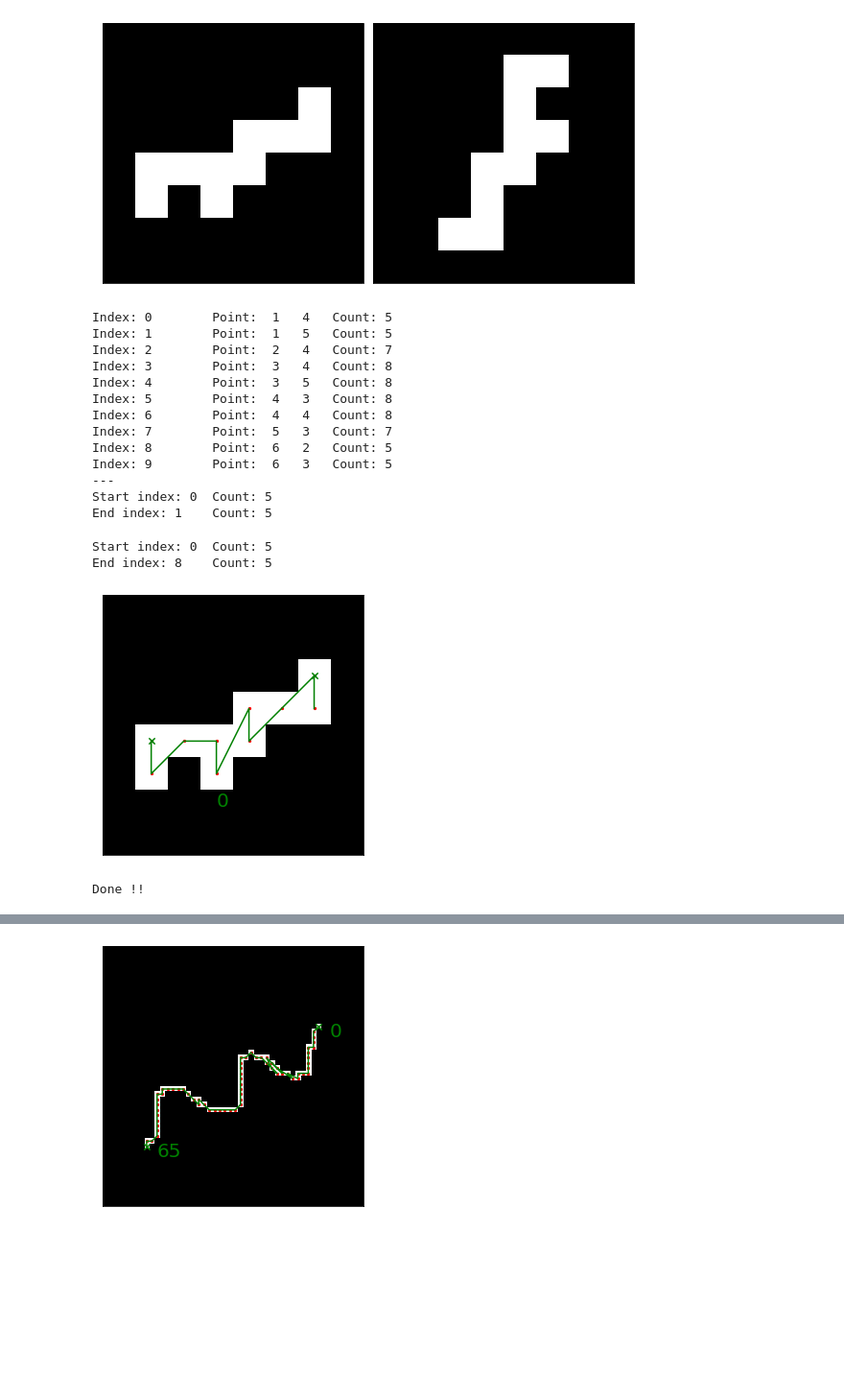
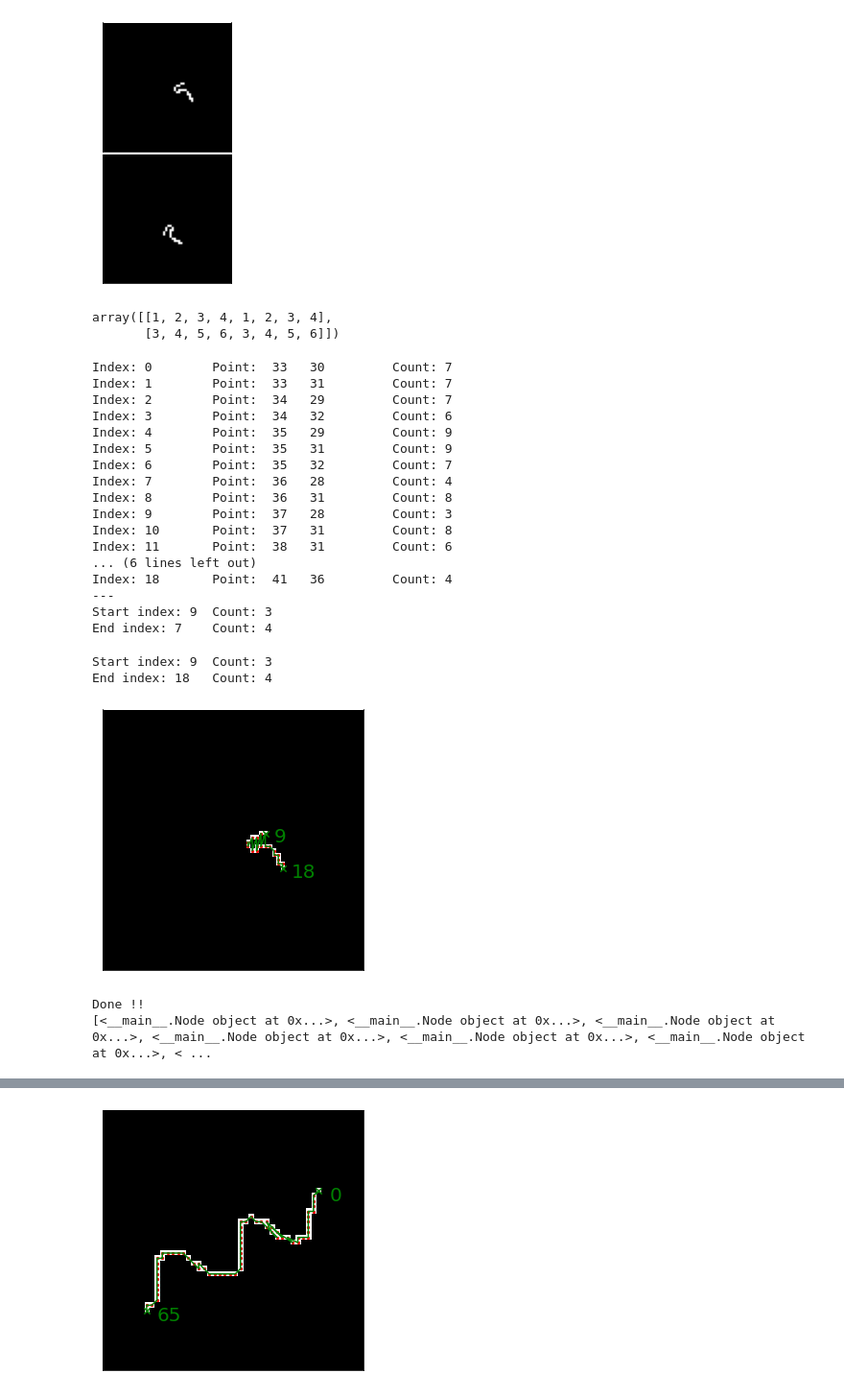
Before and after one commit to NanyangBot/task_planning, a Jupyter notebook: notebooks/drawline.ipynb, the cells around one changed output, grey strips where cells are left out. Shown at 96% size. Drawn from its saved outputs; the diff is of its cells as text; code cells hidden in the pictures; blank space fills up the shorter version.

```diff
--- a/notebooks/drawline.ipynb
+++ b/notebooks/drawline.ipynb
@@ -9,7 +9,7 @@ from skimage.transform import resize, pyramid_reduce
 def plot(images):
     s = 5
     n = len(images)
-    fig, ax = plt.subplots(1,n,figsize=(s*n,s))
+    fig, ax = plt.subplots(n,1,figsize=(s,s/2*n))
     if n==1:
         ax = imshow(ax,images[-1])
     else:
@@ -67,13 +67,17 @@ def get_square(image, square_size):
     else:
         mask = resize(mask, (square_size, square_size))
         #mask = cv2.resize(mask, (square_size, square_size), interpolation = cv2.INTER_AREA)
-    return mask
+
+    if (mask.shape[0] > square_size):
+        return mask[1:,1:]
+    else:
+        return mask
 # %%
-img0 = cv2.imread('/home/rosi/atika-project/work/2023/iafpp-wp1.3-motion-planner/code/trajectory_planner_ws/src/task_planning/images/freehand.png',0)
-img = cv2.blur(img0, (35, 35))
+img0 = cv2.imread('/home/rosi/artc/workspaces/ntubot_ws/src/task_planning/images/ntu-artc-3.png',0)
+img = cv2.blur(img0, (15, 15))
 img = cv2.threshold(img, 250, 255, 0)[1]
 img = cv2.bitwise_not(img)
-#plt.imshow(img,cmap='gray')
+plt.imshow(img,cmap='gray')
 
 output = cv2.connectedComponentsWithStatsWithAlgorithm(img,8,cv2.CV_16U,-1)
 (numLabels, labels, _, _) = output
@@ -102,5 +107,5 @@ plot([thresh])
 # %%
-mask = get_square(imgs[-1],8)
+mask = get_square(imgs[-3],60)
 #mask = get_square(img,8)
 norm = cv2.normalize(mask, None, alpha=255, beta=1, norm_type=cv2.NORM_MINMAX, dtype=cv2.CV_16U).astype(np.uint8)
 thresh2 = cv2.threshold(norm, 75, 255, cv2.THRESH_BINARY)[1]
@@ -114,4 +119,4 @@ rot = cv2.rotate(thresh2, cv2.ROTATE_90_COUNTERCLOCKWISE)
 flip = cv2.flip(rot, 0)
 plot([thresh2,flip])
 # %% [output]
-[figure, old version]
+[figure, new version]
@@ -118,3 +128,9 @@ plot([thresh2,flip])
+# %%
+p = np.append(p,pp,1)
+p[:,1:]
+# %% [output]
+array([[1, 2, 3, 4, 1, 2, 3, 4],
+       [3, 4, 5, 6, 3, 4, 5, 6]])
 # %%
 pts = np.where(flip>0)
 n = 5
@@ -135,43 +151,47 @@ for idx,(px,py) in enumerate(zip(*pts)):
     #if idx==8: print(np.array(vals).reshape(len(temp_py),len(temp_px)))
 assert len(count) == len(pts[0])
 print('---')
-#pt_start = np.argsort(count)[0]
-pt_start = np.argmin(count)
-pt_end = np.argsort(count)[1]
+sort = np.argsort(count)
+pt_start = sort[0]
+pt_end = sort[1]
 print('Start index:',pt_start,'\tCount:',count[pt_start])
 print('End index:',pt_end,'\tCount:',count[pt_end])
 # %% [output]
-Index: 0        Point:  1   4   Count: 5
-Index: 1        Point:  1   5   Count: 5
-Index: 2        Point:  2   4   Count: 7
-Index: 3        Point:  3   4   Count: 8
-Index: 4        Point:  3   5   Count: 8
-Index: 5        Point:  4   3   Count: 8
-Index: 6        Point:  4   4   Count: 8
-Index: 7        Point:  5   3   Count: 7
-Index: 8        Point:  6   2   Count: 5
-Index: 9        Point:  6   3   Count: 5
+Index: 0        Point:  33   30         Count: 7
+Index: 1        Point:  33   31         Count: 7
+Index: 2        Point:  34   29         Count: 7
+Index: 3        Point:  34   32         Count: 6
+Index: 4        Point:  35   29         Count: 9
+Index: 5        Point:  35   31         Count: 9
+Index: 6        Point:  35   32         Count: 7
+Index: 7        Point:  36   28         Count: 4
+Index: 8        Point:  36   31         Count: 8
+Index: 9        Point:  37   28         Count: 3
+Index: 10       Point:  37   31         Count: 8
+Index: 11       Point:  38   31         Count: 6
+... (6 lines left out)
+Index: 18       Point:  41   36         Count: 4
 ---
-Start index: 0  Count: 5
-End index: 1    Count: 5
+Start index: 9  Count: 3
+End index: 7    Count: 4
 # %%
-pt_end = np.argsort(count)[1]
+pt_end = sort[1]
 ctn = 0
-while (abs(pt_start-pt_end) == 1):
-    pt_end = np.argsort(count)[ctn+2]
+while (abs(pt_start-pt_end) < 3):
+    pt_end = sort[ctn+2]
     ctn += 1
 print('Start index:',pt_start,'\tCount:',count[pt_start])
 print('End index:',pt_end,'\tCount:',count[pt_end])
 # %% [output]
-Start index: 0  Count: 5
-End index: 8    Count: 5
+Start index: 9  Count: 3
+End index: 18   Count: 4
 # %%
 pts = np.where(flip>0)
 pts = np.array(pts).T
 N = len(pts)
-plotpoints(thresh2,pts.T,[pt_start,pt_end])
+plotpoints(thresh2,pts.T,[pt_start,18])
 # %% [output]
-[figure, old version]
+[figure, new version]
 # %%
 class Node:
 
@@ -345,8 +365,10 @@ end_x, end_y = pts[pt_end]
 a_star = Solver(cols, rows, [start_x, start_y], [end_x, end_y], data)
 
 final_path = a_star.solve()
+print(final_path)
 # %% [output]
 Done !!
+[<__main__.Node object at 0x...>, <__main__.Node object at 0x...>, <__main__.Node object at 0x...>, <__main__.Node object at 0x...>, <__main__.Node object at 0x...>, <__main__.Node object at 0x...>, < ...
 # %%
 new_pts = np.array([[p.x, p.y] for p in final_path[::-1]])
 new_pts = np.append(new_pts,[pts[pt_end]],axis=0)
```
Also changed, not shown: parts of 6 cells of this notebook, 2 other files.
